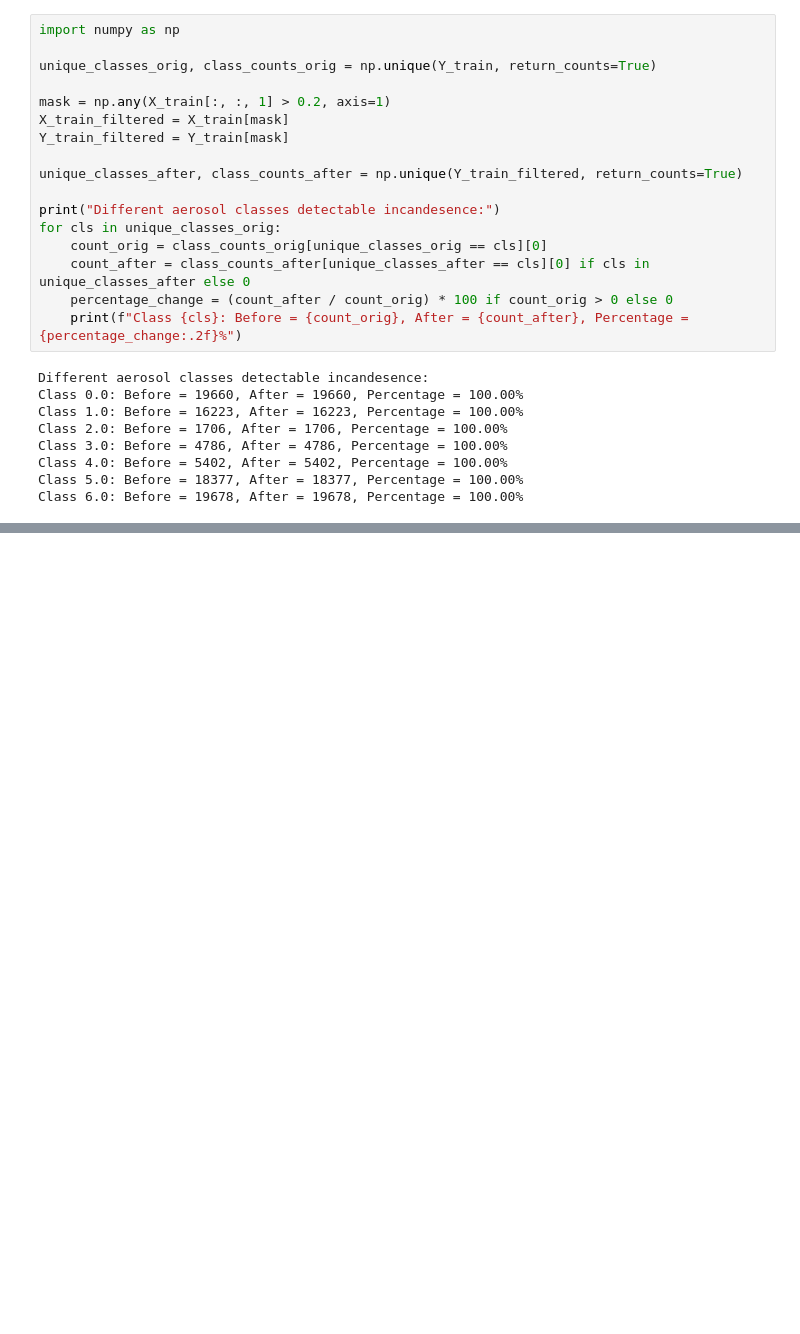
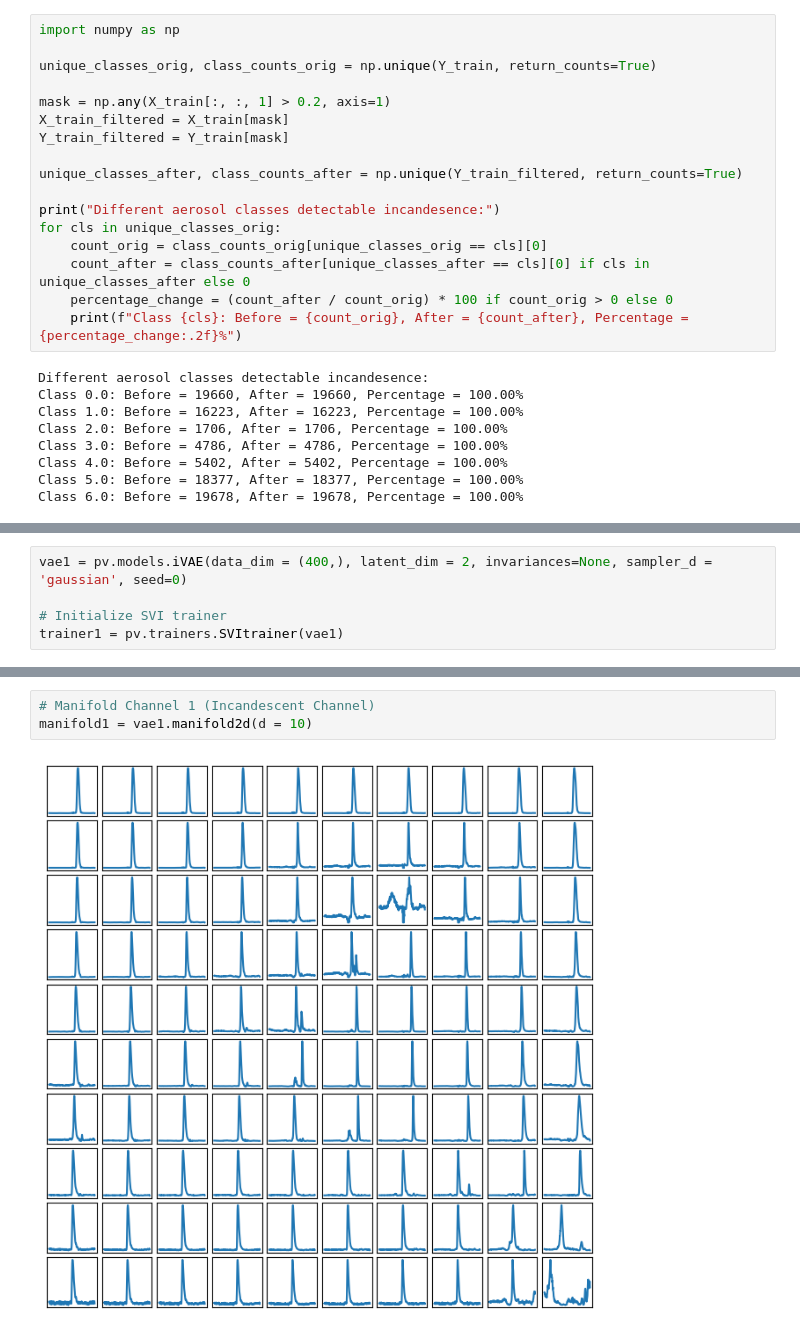
Before and after one commit to kdlamb/SP2-VAE, a Jupyter notebook: SP2_2DLatentSpace.ipynb, the cells around one changed output, grey strips where cells are left out. Saved outputs shown, nothing was run; the diff lists cells and outputs as text; blank space fills up the shorter version.

```diff
--- a/SP2_2DLatentSpace.ipynb
+++ b/SP2_2DLatentSpace.ipynb
@@ -158,0 +233,5 @@ Class 6.0: Before = 19678, After = 19678, Percentage = 100.00%
+# %%
+vae1 = pv.models.iVAE(data_dim = (400,), latent_dim = 2, invariances=None, sampler_d = 'gaussian', seed=0)
+
+# Initialize SVI trainer
+trainer1 = pv.trainers.SVItrainer(vae1)
@@ -158,0 +274,5 @@ Class 6.0: Before = 19678, After = 19678, Percentage = 100.00%
+# %%
+# Manifold Channel 1 (Incandescent Channel)
+manifold1 = vae1.manifold2d(d = 10)
+# %% [output]
+[figure, added]
```
Also changed, not shown: parts of 11 cells of this notebook.
